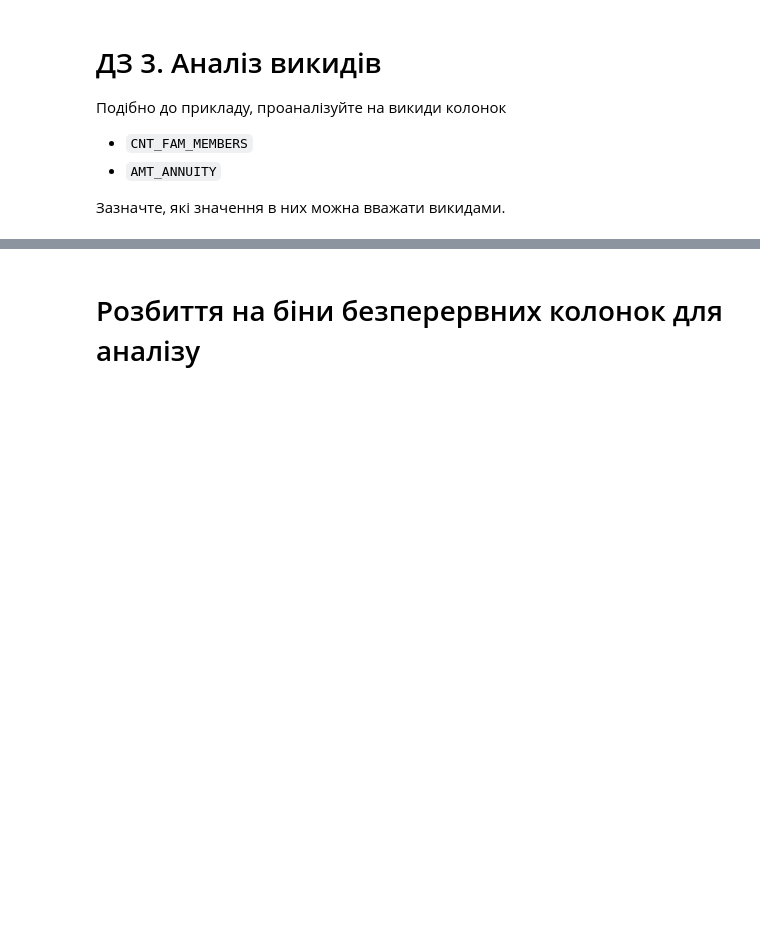
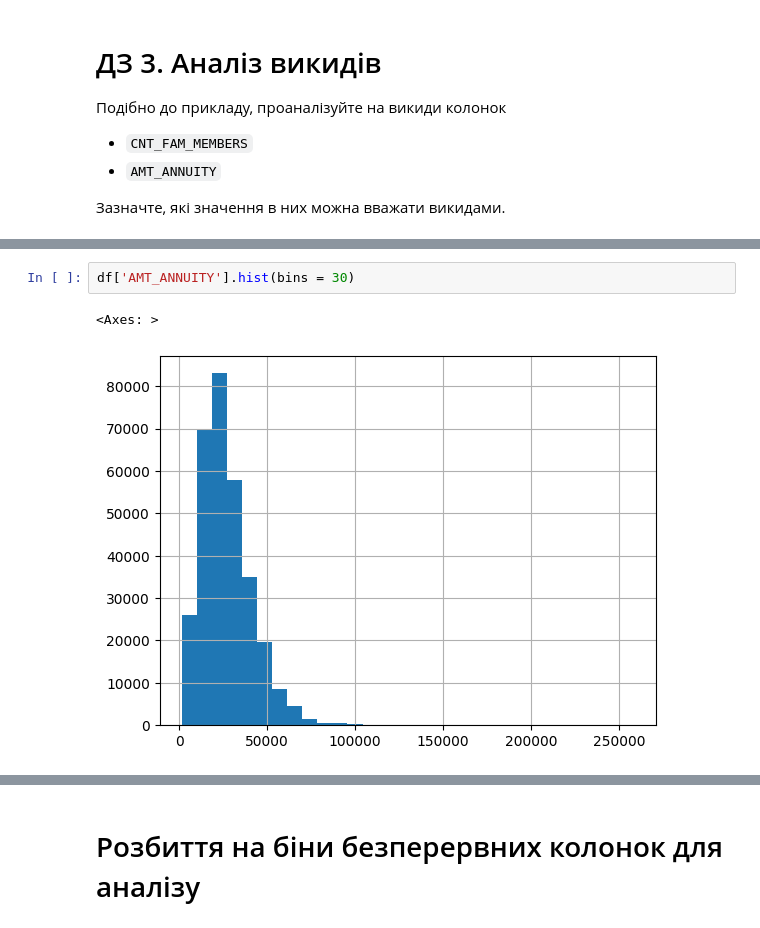
Before and after one commit to yelenana/machine_learning, a Jupyter notebook: Rybchynska_"HW_1_2_Credit_EDA".ipynb, the cells around one changed output, grey strips where cells are left out. Cells and saved outputs as stored; diff of their text form; blank space fills up the shorter version.

```diff
--- a/Rybchynska_"HW_1_2_Credit_EDA".ipynb
+++ b/Rybchynska_"HW_1_2_Credit_EDA".ipynb
@@ -1661,0 +1916,5 @@ df[df['AMT_INCOME_TOTAL'] > 900000].head()
+# %%
+df['AMT_ANNUITY'].hist(bins = 30)
+# %% [output]
+<Axes: >
+[figure, added]
```
Also changed, not shown: parts of 58 cells of this notebook.
